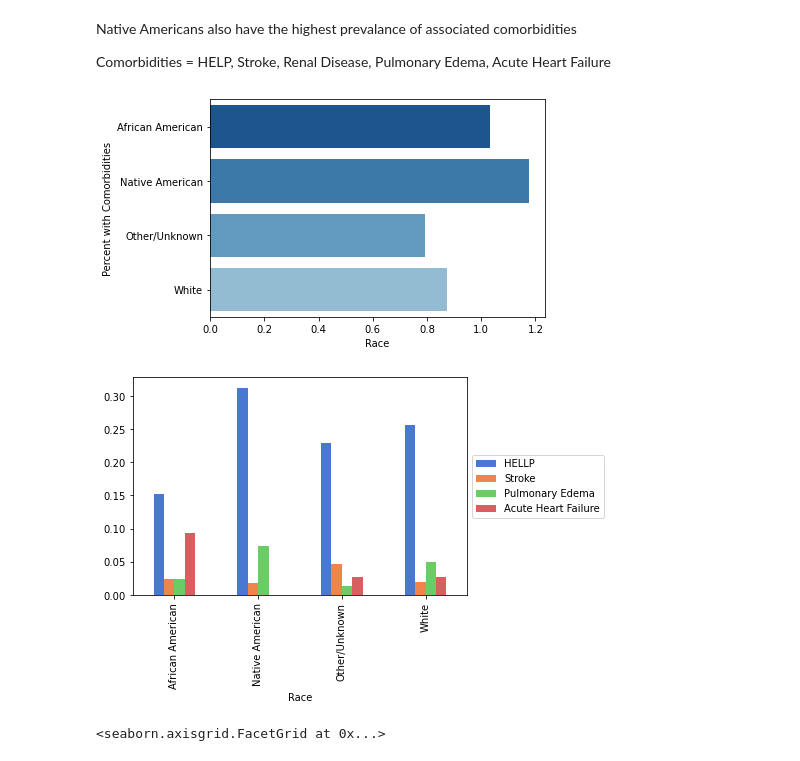
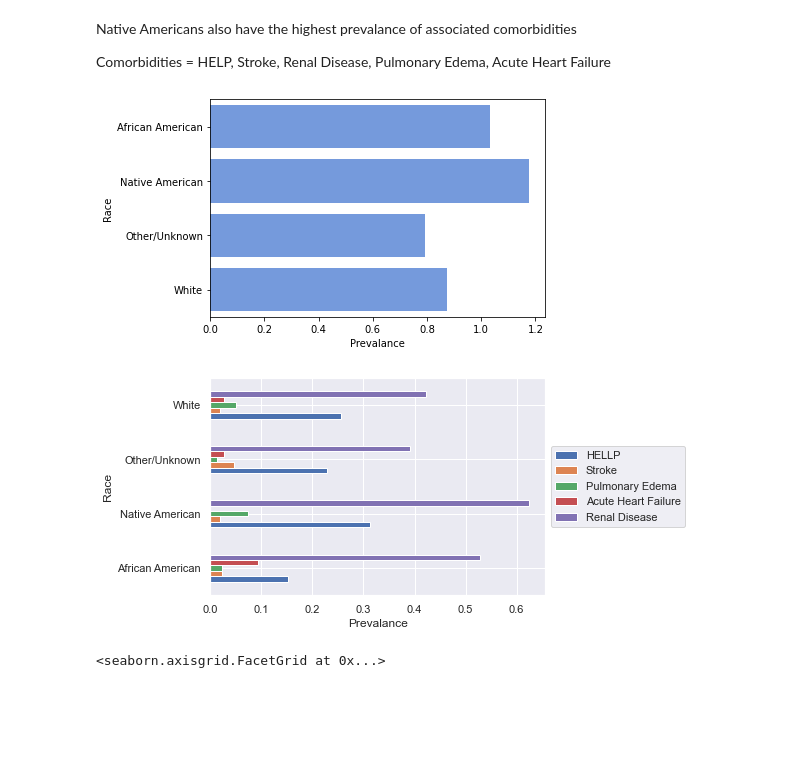
Before and after one commit to rachellb/Bennett_OUDSA5900, a Jupyter notebook: Descriptions/Oklahoma Descriptions.ipynb, the cells around one changed output. Drawn from its saved outputs; the diff is of its cells as text; code cells hidden in the pictures; blank space fills up the shorter version.

```diff
--- a/Descriptions/Oklahoma Descriptions.ipynb
+++ b/Descriptions/Oklahoma Descriptions.ipynb
@@ -12,2 +12,7 @@ import missingno as msno
 # %%
-system = 'linux'
+system = 'windows'
+# %%
+parent = os.path.dirname(os.getcwd())
+dataPath2017 = os.path.join(parent, r'Data\Oklahom_PUDF_2020.08.27\2017_20IP\pudf_cd.txt')
+dataPath2018 = os.path.join(parent, r'Data\Oklahom_PUDF_2020.08.27\2018_20IP\pudf_cdv2.txt')
+print(dataPath2017)
@@ -17,14 +26,15 @@ ok2017 = pd.read_csv('file:///home/rachel/Documents/Preeclampsia_Research/Data/O
             sep=",")
 ok2018 = pd.read_csv('file:///home/rachel/Documents/Preeclampsia_Research/Data/Oklahom_PUDF_2020.08.27/2018%20IP/pudf_cdv2.txt',sep=",")
 """
+
 if system == 'windows':
     parent = os.path.dirname(os.getcwd())
-    dataPath2017 = os.path.join(parent, r"Data\Oklahom_PUDF_2020.08.27\2017%20IP\pudf_cd.txt")
-    dataPath2018 = os.path.join(parent, r"Data\Oklahom_PUDF_2020.08.27\2018%20IP\pudf_cdv2.txt")
+    dataPath2017 = os.path.join(parent, r'Data\Oklahom_PUDF_2020.08.27\2017_IP\pudf_cd.txt')
+    dataPath2018 = os.path.join(parent, r'Data\Oklahom_PUDF_2020.08.27\2018_IP\pudf_cdv2.txt')
 
 
-    ok2017 = pd.read_csv('file:\\' + dataPath2017)
-    ok2018 = pd.read_csv('file:\\' + dataPath2018)
+    ok2017 = pd.read_csv(dataPath2017)
+    ok2018 = pd.read_csv(dataPath2018)
 
 else:
 
@@ -295,6 +305,10 @@ diseaseDictionary['Comorbidities'] = ['O142','I60','I61', 'I62','I63','I65','I66
                                       'N28', 'N038', 'N179', 'I12', 'O2683', 'R80', 'O121', 'E0922', 'E1022','J81',
                                       'I50','E1122', 'E1322', 'O15' ]
 
+diseaseDictionary['ComSansEc'] = ['O142','I60','I61', 'I62','I63','I65','I66','I67','I68','I69','N18',
+                                      'N28', 'N038', 'N179', 'I12', 'O2683', 'R80', 'O121', 'E0922', 'E1022','J81',
+                                      'I50','E1122', 'E1322']
+
 diseaseDictionary['Diabetes'] = ['O244', 'P700', 'E10', 'E11', 'O240', 'O241', 'O243', 'O248', 'O249']
 
 # Adds Disease column
@@ -542,23 +563,29 @@ Native Americans also have the highest prevalance of associated comorbidities
 Comorbidities = HELP, Stroke, Renal Disease, Pulmonary Edema, Acute Heart Failure
 # %%
 comorbidities = (data.groupby('Race')['Comorbidities'].sum())/data.Race.value_counts().sort_index()*100
-ax = sns.barplot(y=comorbidities.index, x=comorbidities.values)
-ax.set(xlabel='Race',ylabel='Percent with Comorbidities')
+ax = sns.barplot(y=comorbidities.index, x=comorbidities.values,color='cornflowerblue')
+ax.set(xlabel='Prevalance',ylabel='Race')
 plt.savefig('ComorbiditiesOklahoma.png', dpi=400, bbox_inches = "tight")
 # %% [output]
-[figure, old version]
+[figure, new version]
 # %%
+
+#sns.palplot(sns.color_palette("cubehelix", 5))
 test = data.groupby(['Race']).agg({'HELLP': lambda x: x.mean() *100,
                                    'Stroke':lambda x: x.mean() *100,
                                    'Pulmonary Edema': lambda x: x.mean() *100,
-                                   'Acute Heart Failure' :lambda x: x.mean() *100
+                                   'Acute Heart Failure' :lambda x: x.mean() *100,
+                                   'Renal Disease' :lambda x: x.mean() *100
                                              })
 
-ax = test.plot(kind='bar')
+ax = test.plot.barh()
 ax.legend(loc='center left', bbox_to_anchor=(1.0, 0.5))  # reverse to keep order consistent
+ax.set_xlabel("Prevalance")
+ax.set_ylabel("Race")
+
 plt.show()
 # %% [output]
-[figure, old version]
+[figure, new version]
 # %%
 sns.catplot(data=data, x='Marital_status', y='Preeclampsia/Eclampsia', kind='bar', ci=None, order=['Married', 'Unmarried'])
 # %% [output]
```
Also changed, not shown: parts of 13 cells of this notebook, 7 other files.
